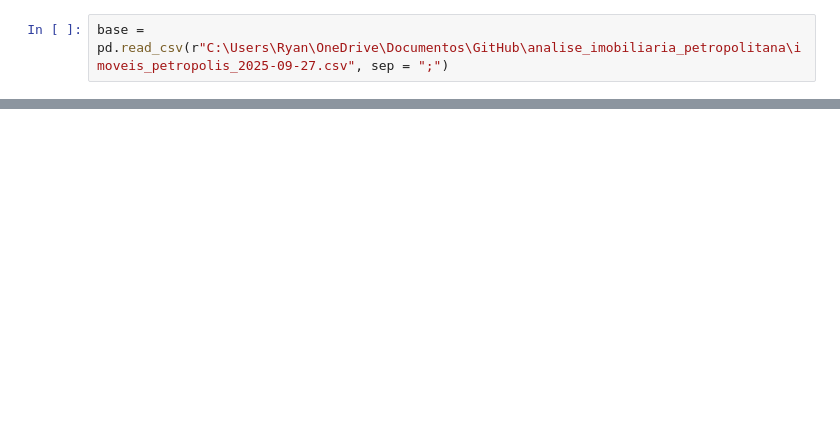
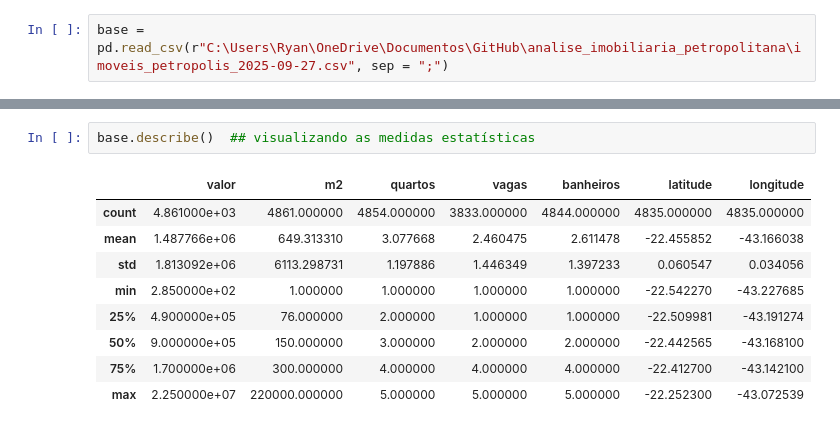
Before and after one commit to ryanrtavares/analise_imobiliaria_petropolitana, a Jupyter notebook: analise_imobiliaria_machine_learning.ipynb, the cells around one changed output, grey strips where cells are left out. Drawn from its saved outputs; the diff is of its cells as text; blank space fills up the shorter version.

```diff
--- a/analise_imobiliaria_machine_learning.ipynb
+++ b/analise_imobiliaria_machine_learning.ipynb
@@ -72,0 +106,12 @@ memory usage: 645.7+ KB
+# %%
+base.describe()  ## visualizando as medidas estatísticas
+# %% [output]
+|  | valor | m2 | quartos | vagas | banheiros | latitude | longitude |
+| count | 4.861000e+03 | 4861.000000 | 4854.000000 | 3833.000000 | 4844.000000 | 4835.000000 | 4835.000000 |
+| mean | 1.487766e+06 | 649.313310 | 3.077668 | 2.460475 | 2.611478 | -22.455852 | -43.166038 |
+| std | 1.813092e+06 | 6113.298731 | 1.197886 | 1.446349 | 1.397233 | 0.060547 | 0.034056 |
+| min | 2.850000e+02 | 1.000000 | 1.000000 | 1.000000 | 1.000000 | -22.542270 | -43.227685 |
+| 25% | 4.900000e+05 | 76.000000 | 2.000000 | 1.000000 | 1.000000 | -22.509981 | -43.191274 |
+| 50% | 9.000000e+05 | 150.000000 | 3.000000 | 2.000000 | 2.000000 | -22.442565 | -43.168100 |
+| 75% | 1.700000e+06 | 300.000000 | 4.000000 | 4.000000 | 4.000000 | -22.412700 | -43.142100 |
+| max | 2.250000e+07 | 220000.000000 | 5.000000 | 5.000000 | 5.000000 | -22.252300 | -43.072539 |
```
Also changed, not shown: parts of 12 cells of this notebook.
